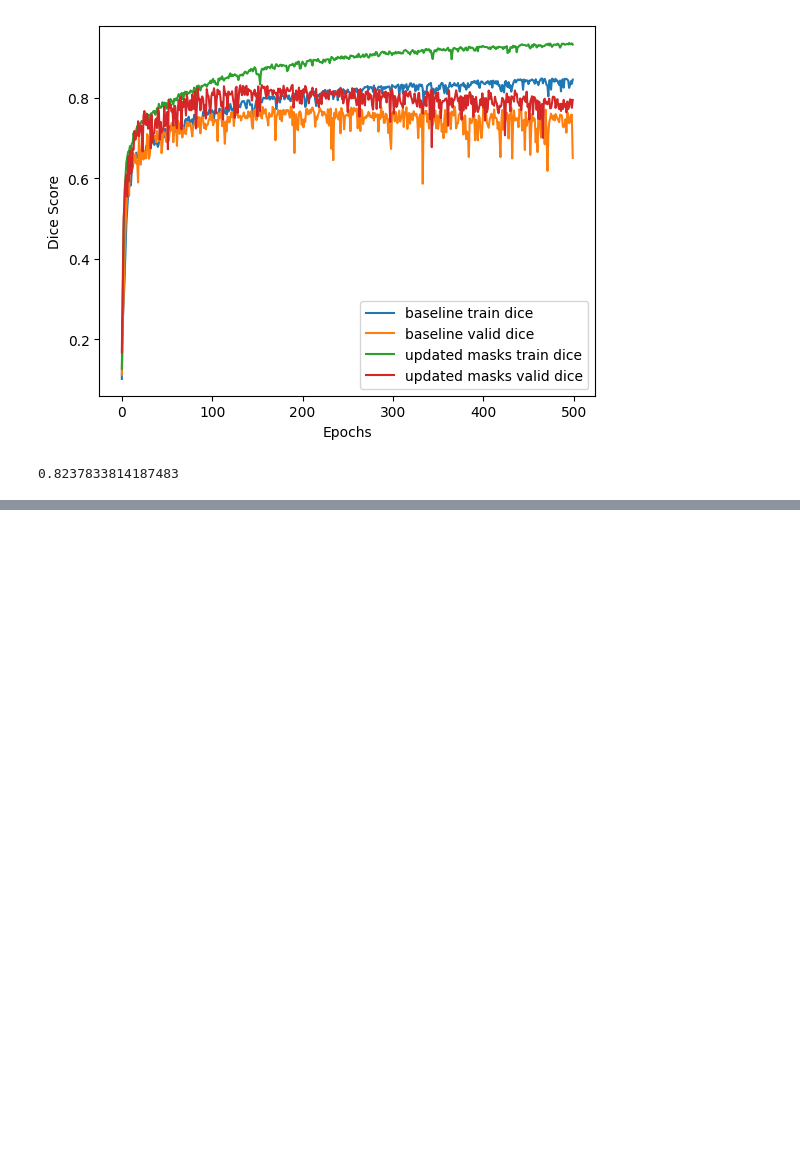
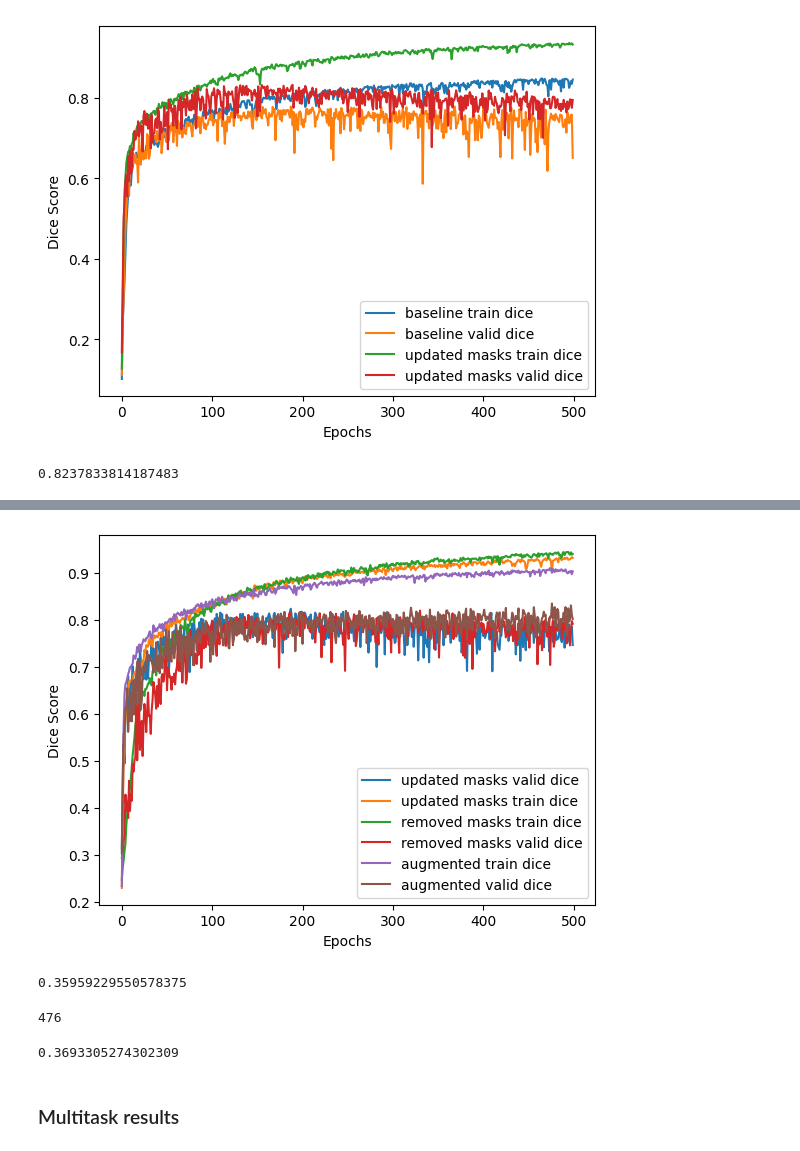
Before and after one commit to oliverjm1/mycetoma_segmentation, a Jupyter notebook: notebooks/plot_train_scores.ipynb, the cells around one changed output, grey strips where cells are left out. Saved outputs shown, nothing was run; the diff lists cells and outputs as text; code cells hidden in the pictures; blank space fills up the shorter version.

```diff
--- a/notebooks/plot_train_scores.ipynb
+++ b/notebooks/plot_train_scores.ipynb
@@ -50,0 +85,39 @@ updated_masks_scores['val_dice_scores'][np.argmin(updated_masks_scores['val_loss
+# %%
+# Plot dice scores
+#plt.plot(baseline_scores['train_dice_scores'], label='baseline train dice')
+#plt.plot(baseline_scores['val_dice_scores'], label='baseline valid dice')
+
+plt.plot(updated_masks_scores['val_dice_scores'], label='updated masks valid dice')
+plt.plot(updated_masks_scores['train_dice_scores'], label='updated masks train dice')
+
+plt.plot(no_bad_cases_scores['train_dice_scores'], label='removed masks train dice')
+plt.plot(no_bad_cases_scores['val_dice_scores'], label='removed masks valid dice')
+
+plt.plot(augmented_scores['train_dice_scores'], label='augmented train dice')
+plt.plot(augmented_scores['val_dice_scores'], label='augmented valid dice')
+
+#plt.plot(aug_all_scores['train_dice_scores'], label='aug all cases train dice')
+#plt.plot(aug_all_scores['val_dice_scores'], label='aug all cases valid dice')
+
+plt.legend()
+
+plt.xlabel('Epochs')
+plt.ylabel('Dice Score')
+
+plt.show()
+# %% [output]
+[figure, added]
+# %%
+np.min(augmented_scores['val_losses'])
+# %% [output]
+0.35959229550578375
+# %%
+np.argmax(augmented_scores['val_dice_scores'])
+# %% [output]
+476
+# %%
+augmented_scores['val_losses'][476]
+# %% [output]
+0.3693305274302309
+# %% [markdown]
+### Multitask results
```
Also changed, not shown: parts of 13 cells of this notebook, 3 other files.
